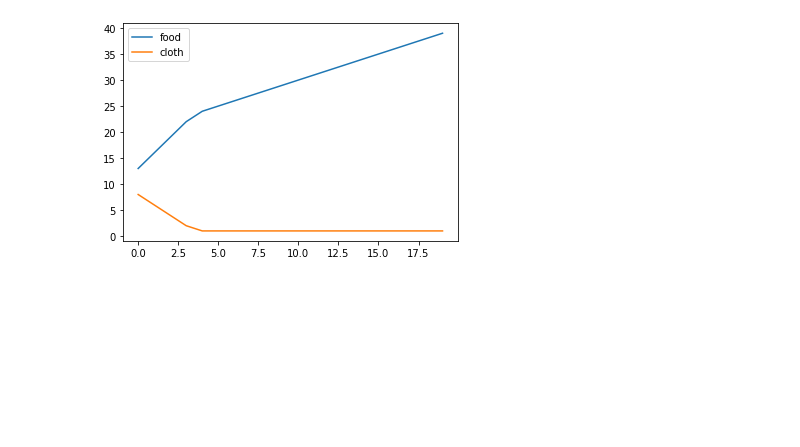
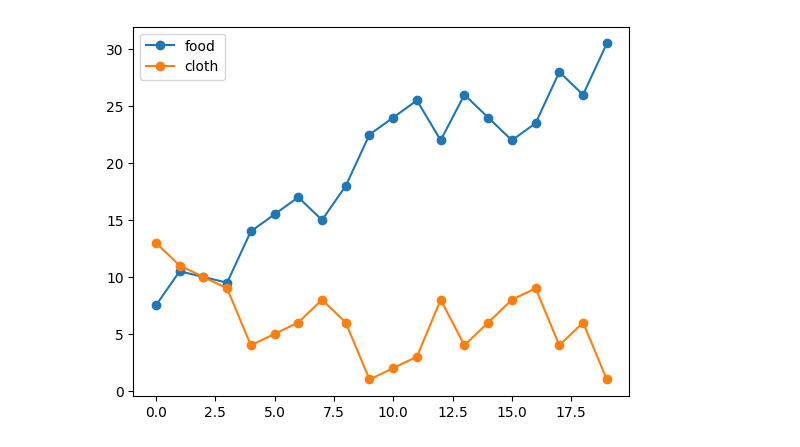
Before and after one commit to ywang89/economy_simulator, a Jupyter notebook: main.ipynb, the cells around one changed output. Drawn from its saved outputs; the diff is of its cells as text; code cells hidden in the pictures; blank space fills up the shorter version.

```diff
--- a/main.ipynb
+++ b/main.ipynb
@@ -181,4 +248,14 @@ class economy:
+# %%
+def plot_wealth(econ):
+    plt.plot(econ.run_days, econ.tot_wealth, marker='o')
+    plt.xlabel("Days")
+    plt.ylabel("Total wealth (in food)")
+    plt.title("Total wealth of the economy over time")
+    plt.show()
+
+def plot_person(person):
+    person.df_tot_amt.plot(marker='o')
 # %%
-econ = economy()
+econ = economy(px_1_food_in_cloth=2)
 # %%
 econ.run_economy()
@@ -189,5 +284,5 @@ econ.plot_wealth()
 # %%
-econ.plot_person(econ.farmer)
+plot_person(econ.farmer)
 # %% [output]
-[figure, old version]
+[figure, new version]
 # %%
```
Also changed, not shown: parts of 11 cells of this notebook, 2 other files.
